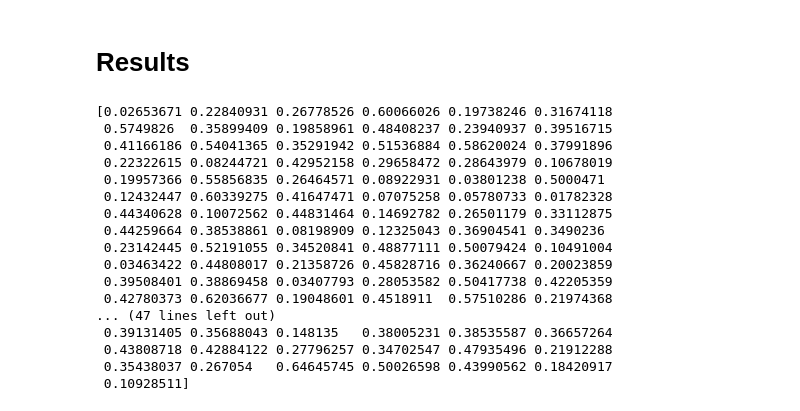
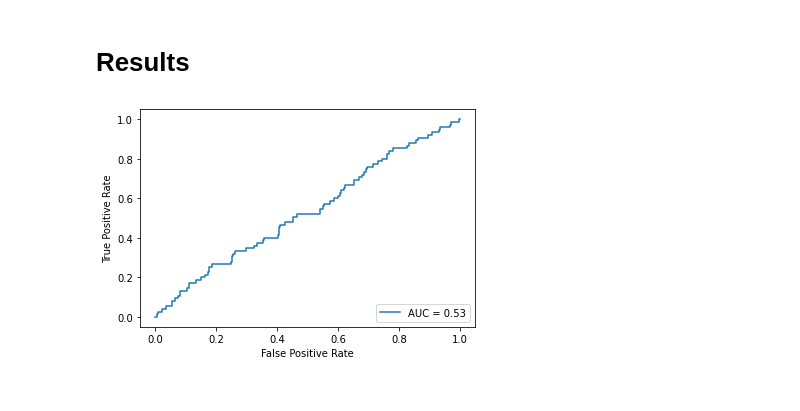
Before and after one commit to LIA-UniBo/Liver_transplant, a Jupyter notebook: Survival_Before_Transplant.ipynb, the cells around one changed output. Saved outputs shown, nothing was run; the diff lists cells and outputs as text; code cells hidden in the pictures.

```diff
--- a/Survival_Before_Transplant.ipynb
+++ b/Survival_Before_Transplant.ipynb
@@ -332,26 +323,0 @@ from scipy.stats import nbinom
-# %%
-logits = model.predict(X_test).ravel()
-p = 1 - expit(logits)
-#y_pred = nbinom.rvs(1, p, size=len(p), random_state=42)
-y_pred = 1 - nbinom.cdf(TIME_HORIZON, 1, p)
-#y_pred = np.where(y_pred <= 60, 1, 0)
-
-fpr, tpr, thresholds = metrics.roc_curve(y_test['censored'], y_pred, pos_label=1)
-# %% [output]
-[0.02653671 0.22840931 0.26778526 0.60066026 0.19738246 0.31674118
- 0.5749826  0.35899409 0.19858961 0.48408237 0.23940937 0.39516715
- 0.41166186 0.54041365 0.35291942 0.51536884 0.58620024 0.37991896
- 0.22322615 0.08244721 0.42952158 0.29658472 0.28643979 0.10678019
- 0.19957366 0.55856835 0.26464571 0.08922931 0.03801238 0.5000471
- 0.12432447 0.60339275 0.41647471 0.07075258 0.05780733 0.01782328
- 0.44340628 0.10072562 0.44831464 0.14692782 0.26501179 0.33112875
- 0.44259664 0.38538861 0.08198909 0.12325043 0.36904541 0.3490236
- 0.23142445 0.52191055 0.34520841 0.48877111 0.50079424 0.10491004
- 0.03463422 0.44808017 0.21358726 0.45828716 0.36240667 0.20023859
- 0.39508401 0.38869458 0.03407793 0.28053582 0.50417738 0.42205359
- 0.42780373 0.62036677 0.19048601 0.4518911  0.57510286 0.21974368
-... (47 lines left out)
- 0.39131405 0.35688043 0.148135   0.38005231 0.38535587 0.36657264
- 0.43808718 0.42884122 0.27796257 0.34702547 0.47935496 0.21912288
- 0.35438037 0.267054   0.64645745 0.50026598 0.43990562 0.18420917
- 0.10928511]
@@ -357,0 +330,12 @@ fpr, tpr, thresholds = metrics.roc_curve(y_test['censored'], y_pred, pos_label=1
+# %%
+logits = model.predict(X_test).ravel()
+p = 1 - expit(logits)
+#y_pred = nbinom.rvs(1, p, size=len(p), random_state=42)
+y_pred = 1 - nbinom.cdf(TIME_HORIZON, 1, p)
+#y_pred = np.where(y_pred <= 60, 1, 0)
+
+fpr, tpr, thresholds = metrics.roc_curve(y_test['censored'], y_pred, pos_label=1)
+
+roc_display = RocCurveDisplay(fpr=fpr, tpr=tpr, roc_auc=auc(fpr, tpr)).plot()
+# %% [output]
+[figure, added]
```
Also changed, not shown: parts of 25 cells of this notebook.
